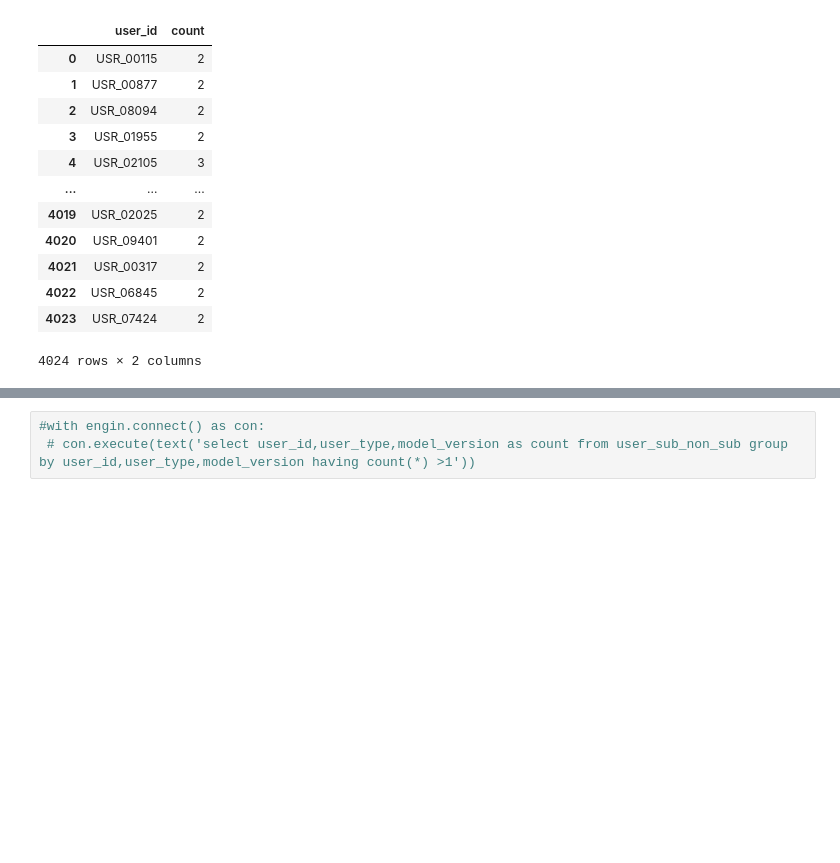
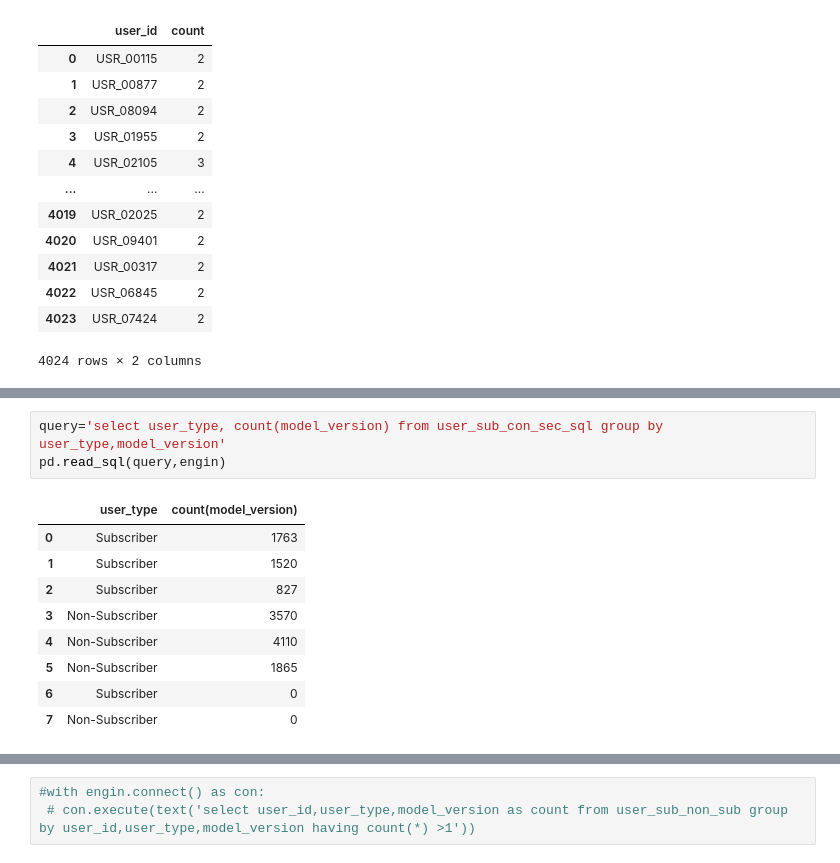
Before and after one commit to vishva0710/ai-chatbot-user-retention-analysis, a Jupyter notebook: AI_Chatbot_User_Retention_Analysis.ipynb, the cells around one changed output, grey strips where cells are left out. Cells and saved outputs as stored; diff of their text form; blank space fills up the shorter version.

```diff
--- a/AI_Chatbot_User_Retention_Analysis.ipynb
+++ b/AI_Chatbot_User_Retention_Analysis.ipynb
@@ -1646,0 +1724,13 @@ pd.read_sql(query,engin)
+# %%
+query='select user_type, count(model_version) from user_sub_con_sec_sql group by user_type,model_version'
+pd.read_sql(query,engin)
+# %% [output]
+|  | user_type | count(model_version) |
+| 0 | Subscriber | 1763 |
+| 1 | Subscriber | 1520 |
+| 2 | Subscriber | 827 |
+| 3 | Non-Subscriber | 3570 |
+| 4 | Non-Subscriber | 4110 |
+| 5 | Non-Subscriber | 1865 |
+| 6 | Subscriber | 0 |
+| 7 | Non-Subscriber | 0 |
```
Also changed, not shown: parts of 18 cells of this notebook.
